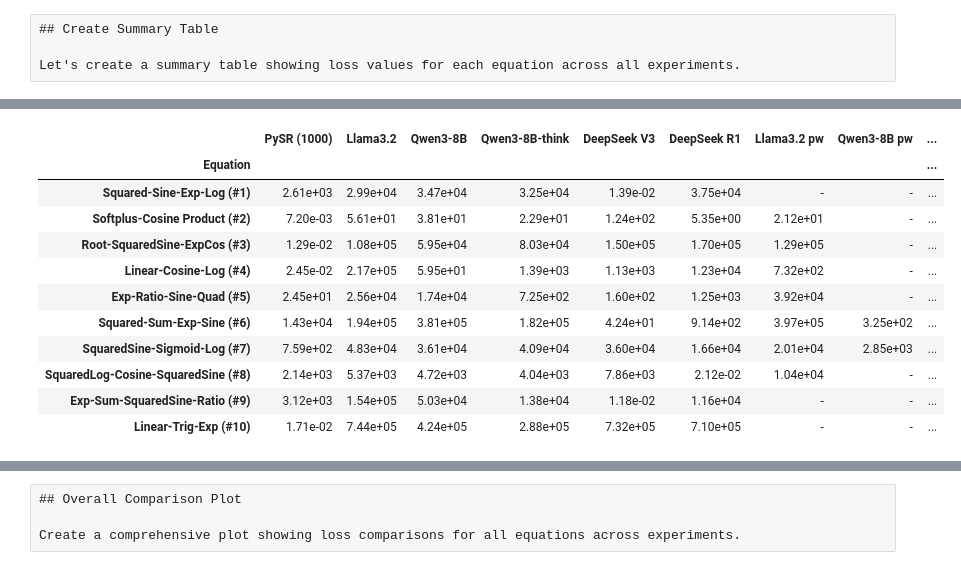
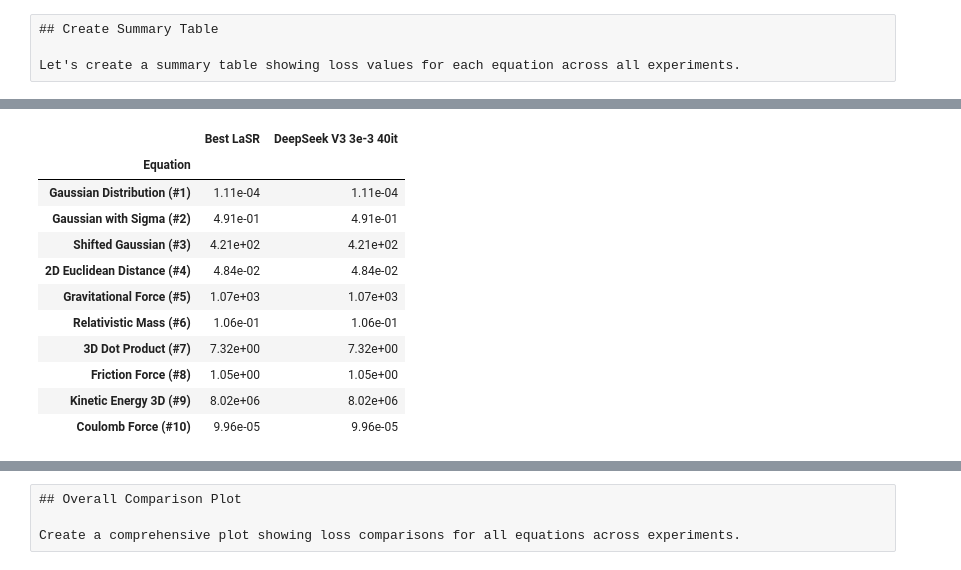
Before and after one commit to dannyxiaocn/LibraryAugmentedSymbolicRegression.jl, a Jupyter notebook: loss_comparison_analysis.ipynb, the cells around one changed output, grey strips where cells are left out. Drawn from its saved outputs; the diff is of its cells as text; code cells hidden in the pictures.

Commit message:
finalise

```diff
--- a/loss_comparison_analysis.ipynb
+++ b/loss_comparison_analysis.ipynb
@@ -211,0 +1,15 @@ This notebook analyzes the loss values from all available experiments in the `la
+# %%
+expr_name = "feynman_comparison"
+which_config = 2  # 0 for Synthetic, 1 for Syn2, 2 for Feynman
+single_plot = False
+pysr_overall = False  # Set to False to exclude PySR from the overall comparison plot
+if_grouped = True  # Set to True to use grouped bar chart with gradient colors, False for original style
+
+# New parameters for controlling plot order and equation selection
+plot_sequence = []
+plot_equations = [1,2,3,4,5,6,7,8,9,10]  # Show all 10 equations for Feynman
+
+# for v4 cmp_scaling_weights
+# plot_sequence = [0,5,1,6]  # Order of experiments to display (by exp_labels keys)
+# plot_equations = [2,4,10]  # Which equations to plot (by equation number)
+# plot_equations = [6,7]  # Which equations to plot (by equation number)
@@ -423,12 +636,21 @@ Let's create a summary table showing loss values for each equation across all ex
 # Create a pandas DataFrame for better visualization - dynamic experiment support
 summary_data = []
 
+# Check if we have baseline data
+has_baseline = 'baseline' in exp_data
+
 # Define the order: baseline first (if available), then all LASR experiments
 all_exp_keys = (['baseline'] if has_baseline else []) + available_experiments
 
-for eq_num in all_equations:
+# Use plot_equations if specified, otherwise use all equations
+equations_for_csv = plot_equations if 'plot_equations' in locals() and plot_equations else all_equations
+
+for eq_num in equations_for_csv:
     eq_name = equation_info[eq_num]['name'] if eq_num in equation_info else f'Eq #{eq_num}'
     row = {'Equation': f'{eq_name} (#{eq_num})'}
+
+    # Collect all LaSR losses for this equation
+    lasr_losses = []
 
     # Add data for each available experiment
     for exp_key in all_exp_keys:
@@ -436,21 +658,49 @@ for eq_num in all_equations:
 
         if eq_num in exp_data[exp_key]:
             row[exp_label] = exp_data[exp_key][eq_num]
+            # Collect LaSR losses (exclude baseline)
+            if exp_key != 'baseline':
+                lasr_losses.append(exp_data[exp_key][eq_num])
         else:
             row[exp_label] = np.nan
+
+    # Add best LaSR result
+    if lasr_losses:
+        row['Best LaSR'] = min(lasr_losses)
+    else:
+        row['Best LaSR'] = np.nan
 
     summary_data.append(row)
 
 summary_df = pd.DataFrame(summary_data)
 summary_df = summary_df.set_index('Equation')
 
+# Reorder columns to put Best LaSR after baseline (if exists) or at the beginning
+cols = list(summary_df.columns)
+if 'PySR (Baseline)' in cols or exp_labels.get('baseline', 'PySR (Baseline)') in cols:
+    baseline_label = exp_labels.get('baseline', 'PySR (Baseline)')
+    if baseline_label in cols:
+        cols.remove('Best LaSR')
+        baseline_idx = cols.index(baseline_label)
+        cols.insert(baseline_idx + 1, 'Best LaSR')
+        summary_df = summary_df[cols]
+else:
+    cols.remove('Best LaSR')
+    cols.insert(0, 'Best LaSR')
+    summary_df = summary_df[cols]
+
 print(f"Loss Comparison Summary Table:")
 print(f"({('Baseline + ' if has_baseline else '')}{num_lasr_experiments} LASR Experiments - Values in scientific notation)")
 print(f"Experiments included: {[get_exp_label(k) if k != 'baseline' else exp_labels['baseline'] for k in all_exp_keys]}")
+print(f"Note: 'Best LaSR' column shows the minimum loss across all LaSR experiments")
+if 'plot_equations' in locals() and plot_equations:
+    print(f"Equations shown: {equations_for_csv} (filtered by plot_equations)")
+else:
+    print(f"Equations shown: All available ({len(equations_for_csv)} equations)")
 display(summary_df.style.format('{:.2e}', na_rep='-'))
 
-# Save summary table as CSV
-csv_path = f'/Users/xiaobocheng/final_project/image/{dataset_type}/loss_comparison_summary.csv'
+# Save summary table as CSV in the experiment folder
+csv_path = f'{output_dir}/{expr_name}_loss_comparison_summary.csv'
 summary_df.to_csv(csv_path)
 print(f"\nSaved summary table to {csv_path}")
 # %% [output]
@@ -460,12 +712,12 @@ Experiments included: ['PySR (1000)', 'Llama3.2', 'Qwen3-8B', 'Qwen3-8B-think',
-|  | PySR (1000) | Llama3.2 | Qwen3-8B | Qwen3-8B-think | DeepSeek V3 | DeepSeek R1 | Llama3.2 pw | Qwen3-8B pw | ... |
-| Equation |  |  |  |  |  |  |  |  | ... |
-| Squared-Sine-Exp-Log (#1) | 2.61e+03 | 2.99e+04 | 3.47e+04 | 3.25e+04 | 1.39e-02 | 3.75e+04 | - | - | ... |
-| Softplus-Cosine Product (#2) | 7.20e-03 | 5.61e+01 | 3.81e+01 | 2.29e+01 | 1.24e+02 | 5.35e+00 | 2.12e+01 | - | ... |
-| Root-SquaredSine-ExpCos (#3) | 1.29e-02 | 1.08e+05 | 5.95e+04 | 8.03e+04 | 1.50e+05 | 1.70e+05 | 1.29e+05 | - | ... |
-| Linear-Cosine-Log (#4) | 2.45e-02 | 2.17e+05 | 5.95e+01 | 1.39e+03 | 1.13e+03 | 1.23e+04 | 7.32e+02 | - | ... |
-| Exp-Ratio-Sine-Quad (#5) | 2.45e+01 | 2.56e+04 | 1.74e+04 | 7.25e+02 | 1.60e+02 | 1.25e+03 | 3.92e+04 | - | ... |
-| Squared-Sum-Exp-Sine (#6) | 1.43e+04 | 1.94e+05 | 3.81e+05 | 1.82e+05 | 4.24e+01 | 9.14e+02 | 3.97e+05 | 3.25e+02 | ... |
-| SquaredSine-Sigmoid-Log (#7) | 7.59e+02 | 4.83e+04 | 3.61e+04 | 4.09e+04 | 3.60e+04 | 1.66e+04 | 2.01e+04 | 2.85e+03 | ... |
-| SquaredLog-Cosine-SquaredSine (#8) | 2.14e+03 | 5.37e+03 | 4.72e+03 | 4.04e+03 | 7.86e+03 | 2.12e-02 | 1.04e+04 | - | ... |
-| Exp-Sum-SquaredSine-Ratio (#9) | 3.12e+03 | 1.54e+05 | 5.03e+04 | 1.38e+04 | 1.18e-02 | 1.16e+04 | - | - | ... |
-| Linear-Trig-Exp (#10) | 1.71e-02 | 7.44e+05 | 4.24e+05 | 2.88e+05 | 7.32e+05 | 7.10e+05 | - | - | ... |
+|  | Best LaSR | DeepSeek V3 3e-3 40it |
+| Equation |  |  |
+| Gaussian Distribution (#1) | 1.11e-04 | 1.11e-04 |
+| Gaussian with Sigma (#2) | 4.91e-01 | 4.91e-01 |
+| Shifted Gaussian (#3) | 4.21e+02 | 4.21e+02 |
+| 2D Euclidean Distance (#4) | 4.84e-02 | 4.84e-02 |
+| Gravitational Force (#5) | 1.07e+03 | 1.07e+03 |
+| Relativistic Mass (#6) | 1.06e-01 | 1.06e-01 |
+| 3D Dot Product (#7) | 7.32e+00 | 7.32e+00 |
+| Friction Force (#8) | 1.05e+00 | 1.05e+00 |
+| Kinetic Energy 3D (#9) | 8.02e+06 | 8.02e+06 |
+| Coulomb Force (#10) | 9.96e-05 | 9.96e-05 |
```
Also changed, not shown: parts of 24 cells of this notebook, 19 other files.
